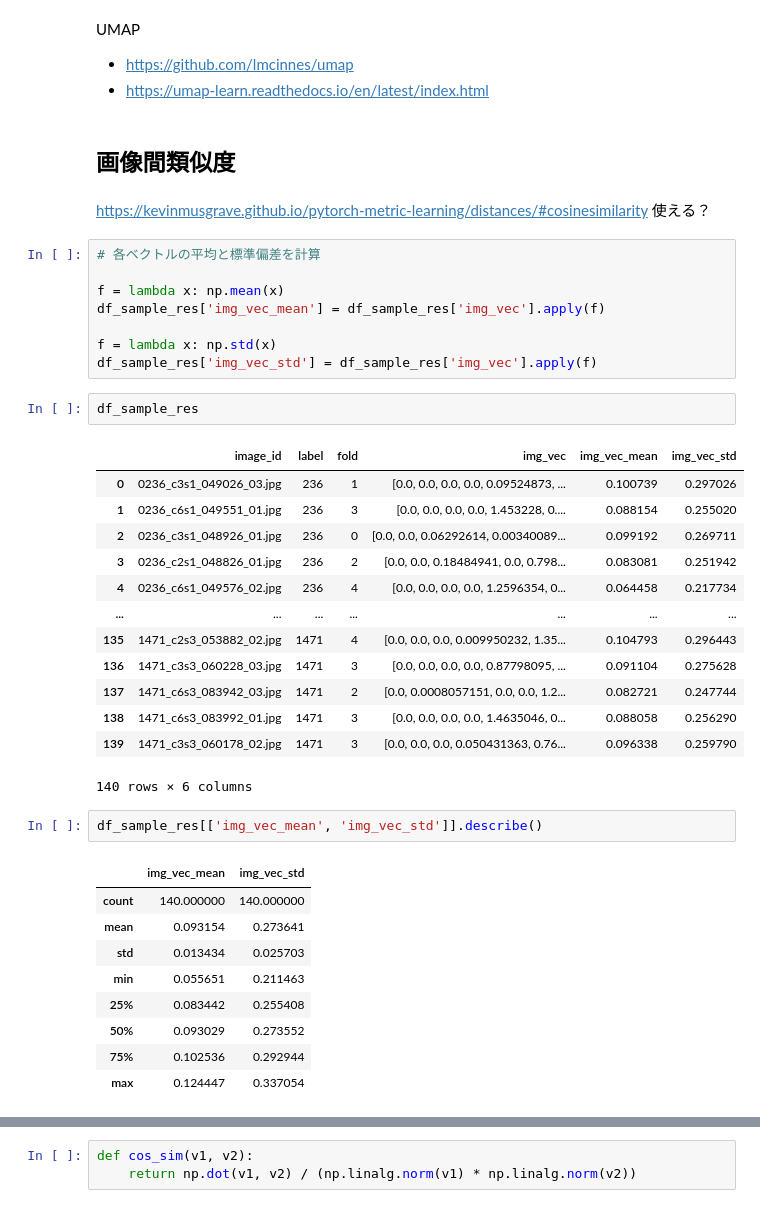
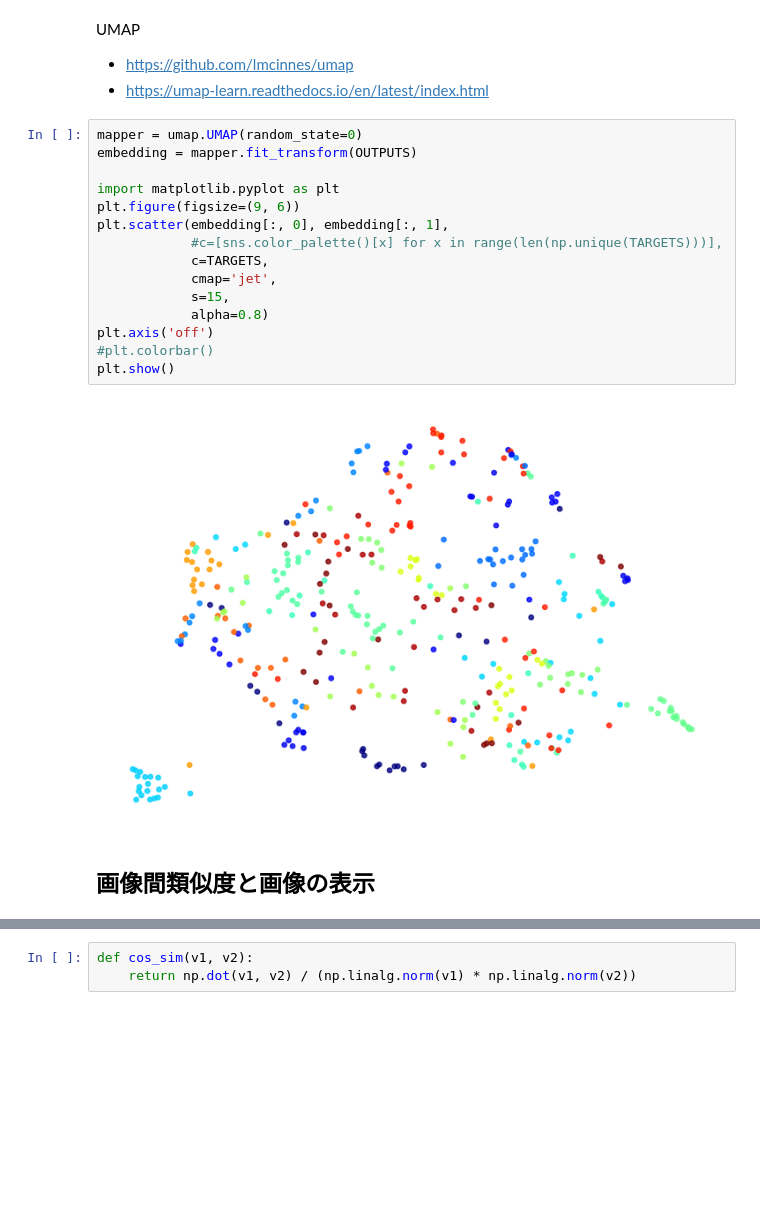
Before and after one commit to yukismd/DL_for_ImageData_and_Finetuning, a Jupyter notebook: metriclearning/PT/feature_extraction.ipynb, the cells around one changed output, grey strips where cells are left out. Cells and saved outputs as stored; diff of their text form; blank space fills up the shorter version.

```diff
--- a/metriclearning/PT/feature_extraction.ipynb
+++ b/metriclearning/PT/feature_extraction.ipynb
@@ -349,44 +324,22 @@ Name: count, dtype: int64
 UMAP
 - https://github.com/lmcinnes/umap
 - https://umap-learn.readthedocs.io/en/latest/index.html
+# %%
+mapper = umap.UMAP(random_state=0)
+embedding = mapper.fit_transform(OUTPUTS)
+
+import matplotlib.pyplot as plt
+plt.figure(figsize=(9, 6))
+plt.scatter(embedding[:, 0], embedding[:, 1],
+            #c=[sns.color_palette()[x] for x in range(len(np.unique(TARGETS)))],
+            c=TARGETS,
+            cmap='jet',
+            s=15,
+            alpha=0.8)
+plt.axis('off')
+#plt.colorbar()
+plt.show()
+# %% [output]
+[figure, added]
 # %% [markdown]
-## 画像間類似度
+## 画像間類似度と画像の表示
-# %% [markdown]
-https://kevinmusgrave.github.io/pytorch-metric-learning/distances/#cosinesimilarity
-使える？
-# %%
-# 各ベクトルの平均と標準偏差を計算
-
-f = lambda x: np.mean(x)
-df_sample_res['img_vec_mean'] = df_sample_res['img_vec'].apply(f)
-
-f = lambda x: np.std(x)
-df_sample_res['img_vec_std'] = df_sample_res['img_vec'].apply(f)
-# %%
-df_sample_res
-# %% [output]
-|  | image_id | label | fold | img_vec | img_vec_mean | img_vec_std |
-| 0 | 0236_c3s1_049026_03.jpg | 236 | 1 | [0.0, 0.0, 0.0, 0.0, 0.09524873, ... | 0.100739 | 0.297026 |
-| 1 | 0236_c6s1_049551_01.jpg | 236 | 3 | [0.0, 0.0, 0.0, 0.0, 1.453228, 0.... | 0.088154 | 0.255020 |
-| 2 | 0236_c3s1_048926_01.jpg | 236 | 0 | [0.0, 0.0, 0.06292614, 0.00340089... | 0.099192 | 0.269711 |
-| 3 | 0236_c2s1_048826_01.jpg | 236 | 2 | [0.0, 0.0, 0.18484941, 0.0, 0.798... | 0.083081 | 0.251942 |
-| 4 | 0236_c6s1_049576_02.jpg | 236 | 4 | [0.0, 0.0, 0.0, 0.0, 1.2596354, 0... | 0.064458 | 0.217734 |
-| ... | ... | ... | ... | ... | ... | ... |
-| 135 | 1471_c2s3_053882_02.jpg | 1471 | 4 | [0.0, 0.0, 0.0, 0.009950232, 1.35... | 0.104793 | 0.296443 |
-| 136 | 1471_c3s3_060228_03.jpg | 1471 | 3 | [0.0, 0.0, 0.0, 0.0, 0.87798095, ... | 0.091104 | 0.275628 |
-| 137 | 1471_c6s3_083942_03.jpg | 1471 | 2 | [0.0, 0.0008057151, 0.0, 0.0, 1.2... | 0.082721 | 0.247744 |
-| 138 | 1471_c6s3_083992_01.jpg | 1471 | 3 | [0.0, 0.0, 0.0, 0.0, 1.4635046, 0... | 0.088058 | 0.256290 |
-| 139 | 1471_c3s3_060178_02.jpg | 1471 | 3 | [0.0, 0.0, 0.0, 0.050431363, 0.76... | 0.096338 | 0.259790 |
-140 rows × 6 columns
-# %%
-df_sample_res[['img_vec_mean', 'img_vec_std']].describe()
-# %% [output]
-|  | img_vec_mean | img_vec_std |
-| count | 140.000000 | 140.000000 |
-| mean | 0.093154 | 0.273641 |
-| std | 0.013434 | 0.025703 |
-| min | 0.055651 | 0.211463 |
-| 25% | 0.083442 | 0.255408 |
-| 50% | 0.093029 | 0.273552 |
-| 75% | 0.102536 | 0.292944 |
-| max | 0.124447 | 0.337054 |
```
Also changed, not shown: parts of 33 cells of this notebook, 5 other files.
